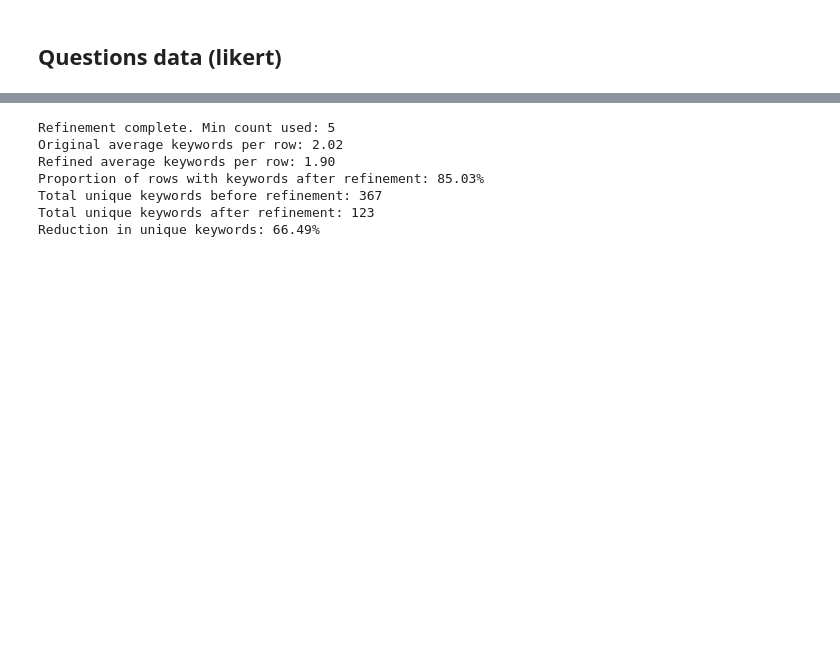
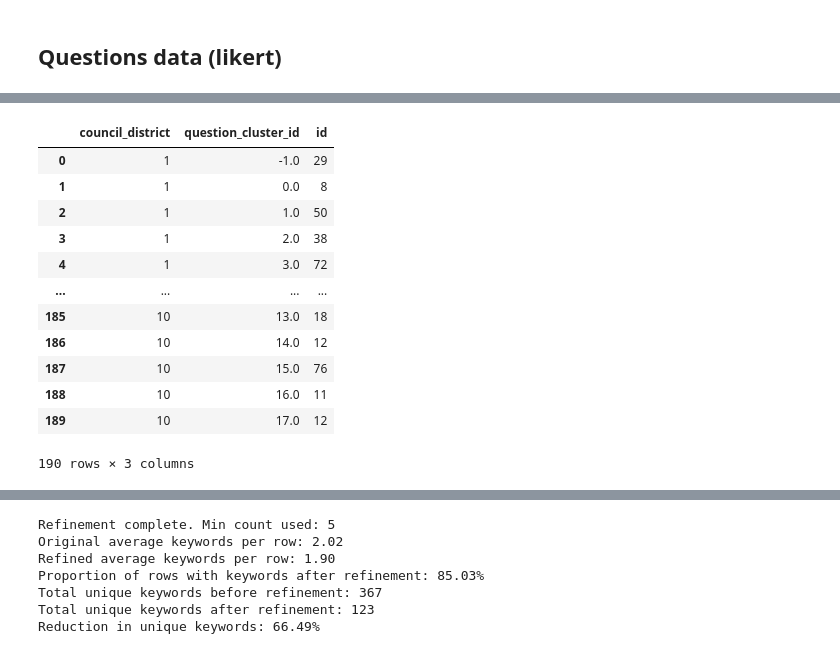
Before and after one commit to Andy7475/pandas-survey-toolkit, a Jupyter notebook: notebooks/tutorial.ipynb, the cells around one changed output, grey strips where cells are left out. Drawn from its saved outputs; the diff is of its cells as text; code cells hidden in the pictures; blank space fills up the shorter version.

```diff
--- a/notebooks/tutorial.ipynb
+++ b/notebooks/tutorial.ipynb
@@ -76,0 +121,20 @@ dfq.cluster_questions()
+# %%
+df_plot = dfq2.groupby(["council_district", "question_cluster_id"]).agg({"id" : "count"})
+# %%
+df_plot = df_plot.reset_index()
+# %%
+df_plot
+# %% [output]
+|  | council_district | question_cluster_id | id |
+| 0 | 1 | -1.0 | 29 |
+| 1 | 1 | 0.0 | 8 |
+| 2 | 1 | 1.0 | 50 |
+| 3 | 1 | 2.0 | 38 |
+| 4 | 1 | 3.0 | 72 |
+| ... | ... | ... | ... |
+| 185 | 10 | 13.0 | 18 |
+| 186 | 10 | 14.0 | 12 |
+| 187 | 10 | 15.0 | 76 |
+| 188 | 10 | 16.0 | 11 |
+| 189 | 10 | 17.0 | 12 |
+190 rows × 3 columns
```
Also changed, not shown: parts of 12 cells of this notebook, 1 other file.
